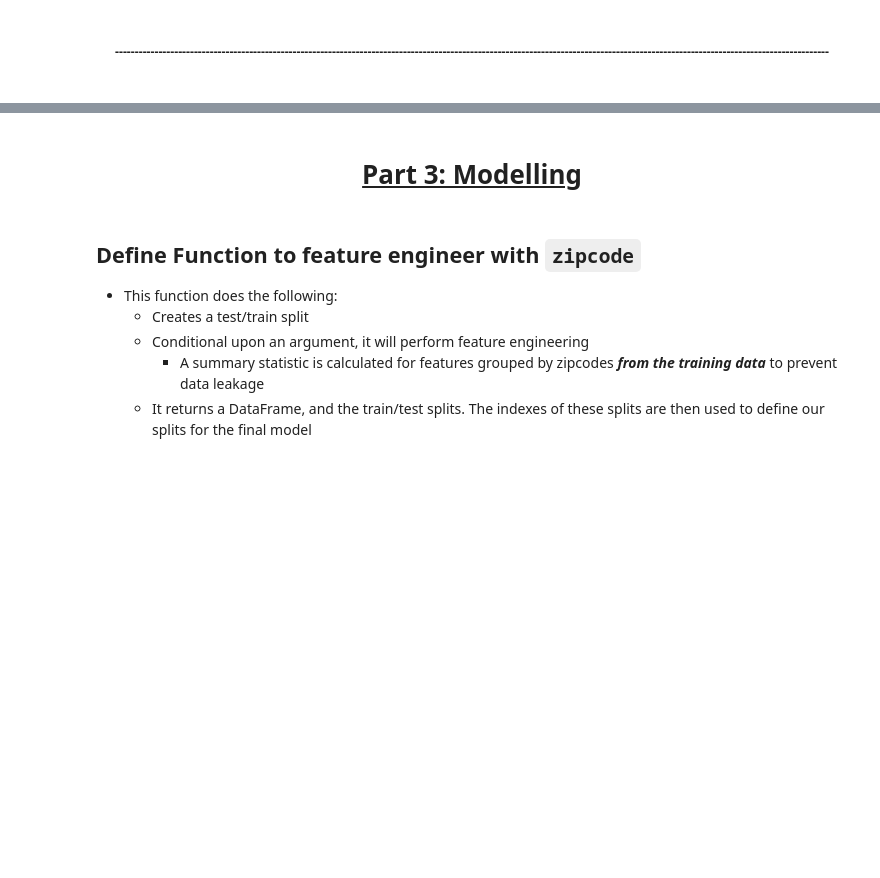
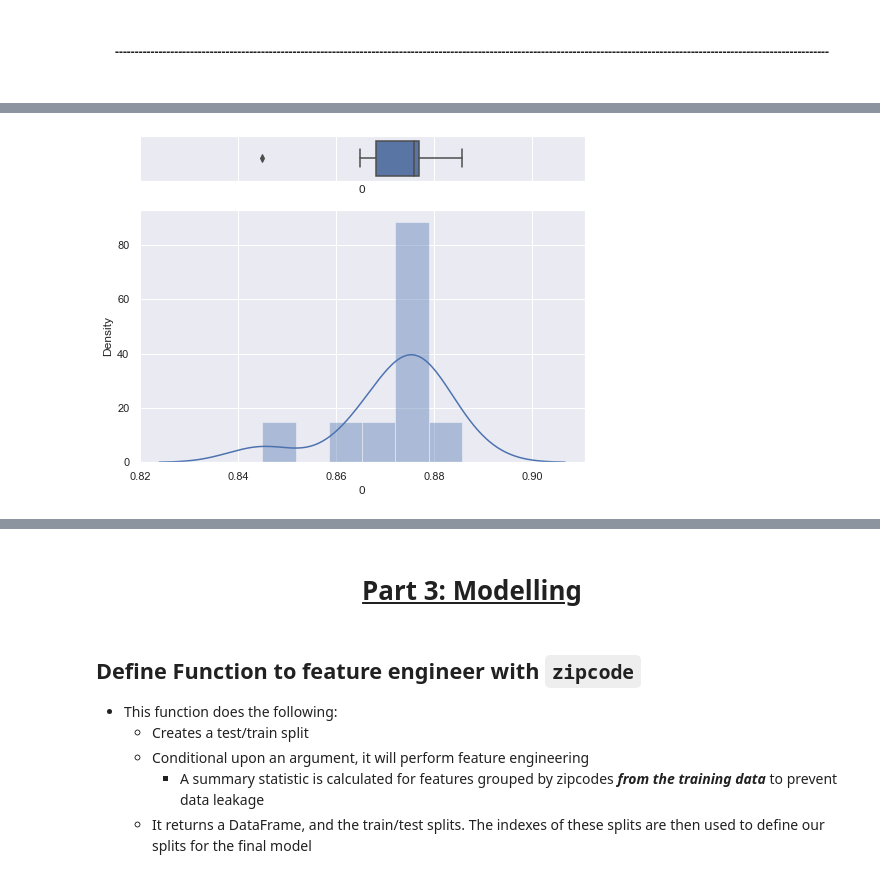
Before and after one commit to johnodonnell123/Personal_Projects, a Jupyter notebook: Housing_Price_Prediction/housing_price_pred.ipynb, the cells around one changed output, grey strips where cells are left out. Saved outputs shown, nothing was run; the diff lists cells and outputs as text; code cells hidden in the pictures; blank space fills up the shorter version.

```diff
--- a/Housing_Price_Prediction/housing_price_pred.ipynb
+++ b/Housing_Price_Prediction/housing_price_pred.ipynb
@@ -844,0 +870,14 @@ results_dict
+# %%
+scores = []
+for r in range(0,10):
+    X_train, X_test, y_train, y_test = split_and_engineer_w_target(df_clean, r)
+    rf = RandomForestRegressor(max_depth=50, random_state=8)
+    rf.fit(X_train, y_train)
+    scores.append(rf.score(X_test, y_test))
+# %%
+hist_box(pd.DataFrame(scores)[0],
+         figsize=(8,6),
+         font_scale=1,
+        )
+# %% [output]
+[figure, added]
```
Also changed, not shown: parts of 45 cells of this notebook.
